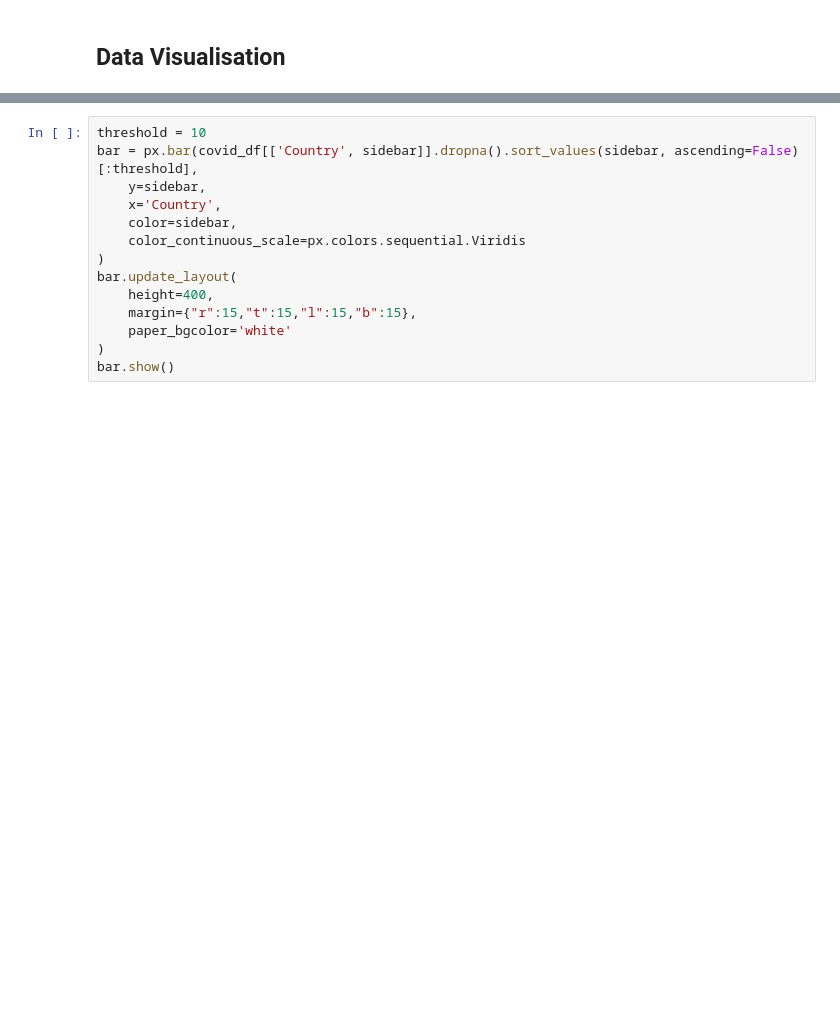
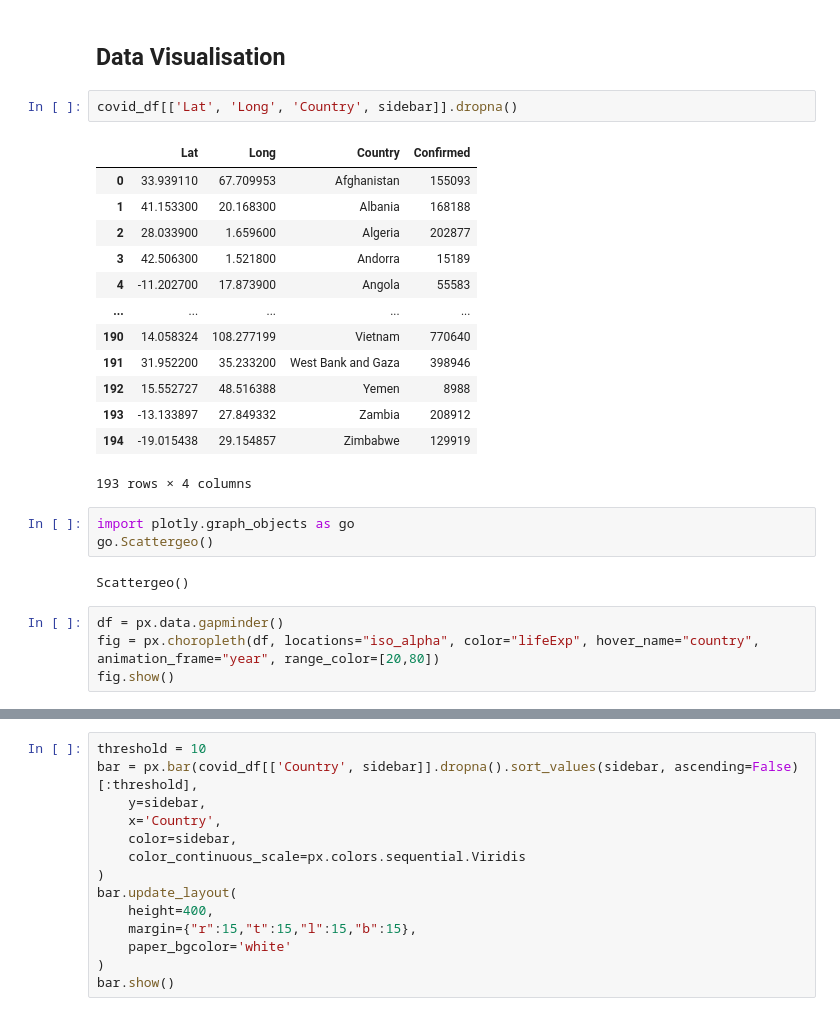
Before and after one commit to TYH71/covid19, a Jupyter notebook: notebooks/updated.ipynb, the cells around one changed output, grey strips where cells are left out. Cells and saved outputs as stored; diff of their text form; blank space fills up the shorter version.

```diff
--- a/notebooks/updated.ipynb
+++ b/notebooks/updated.ipynb
@@ -68,2 +67,27 @@ memory usage: 18.1+ KB
 # %% [markdown]
 ## Data Visualisation
+# %%
+covid_df[['Lat', 'Long', 'Country', sidebar]].dropna()
+# %% [output]
+|  | Lat | Long | Country | Confirmed |
+| 0 | 33.939110 | 67.709953 | Afghanistan | 155093 |
+| 1 | 41.153300 | 20.168300 | Albania | 168188 |
+| 2 | 28.033900 | 1.659600 | Algeria | 202877 |
+| 3 | 42.506300 | 1.521800 | Andorra | 15189 |
+| 4 | -11.202700 | 17.873900 | Angola | 55583 |
+| ... | ... | ... | ... | ... |
+| 190 | 14.058324 | 108.277199 | Vietnam | 770640 |
+| 191 | 31.952200 | 35.233200 | West Bank and Gaza | 398946 |
+| 192 | 15.552727 | 48.516388 | Yemen | 8988 |
+| 193 | -13.133897 | 27.849332 | Zambia | 208912 |
+| 194 | -19.015438 | 29.154857 | Zimbabwe | 129919 |
+193 rows × 4 columns
+# %%
+import plotly.graph_objects as go
+go.Scattergeo()
+# %% [output]
+Scattergeo()
+# %%
+df = px.data.gapminder()
+fig = px.choropleth(df, locations="iso_alpha", color="lifeExp", hover_name="country", animation_frame="year", range_color=[20,80])
+fig.show()
```
Also changed, not shown: parts of 8 cells of this notebook, 1 other file.
